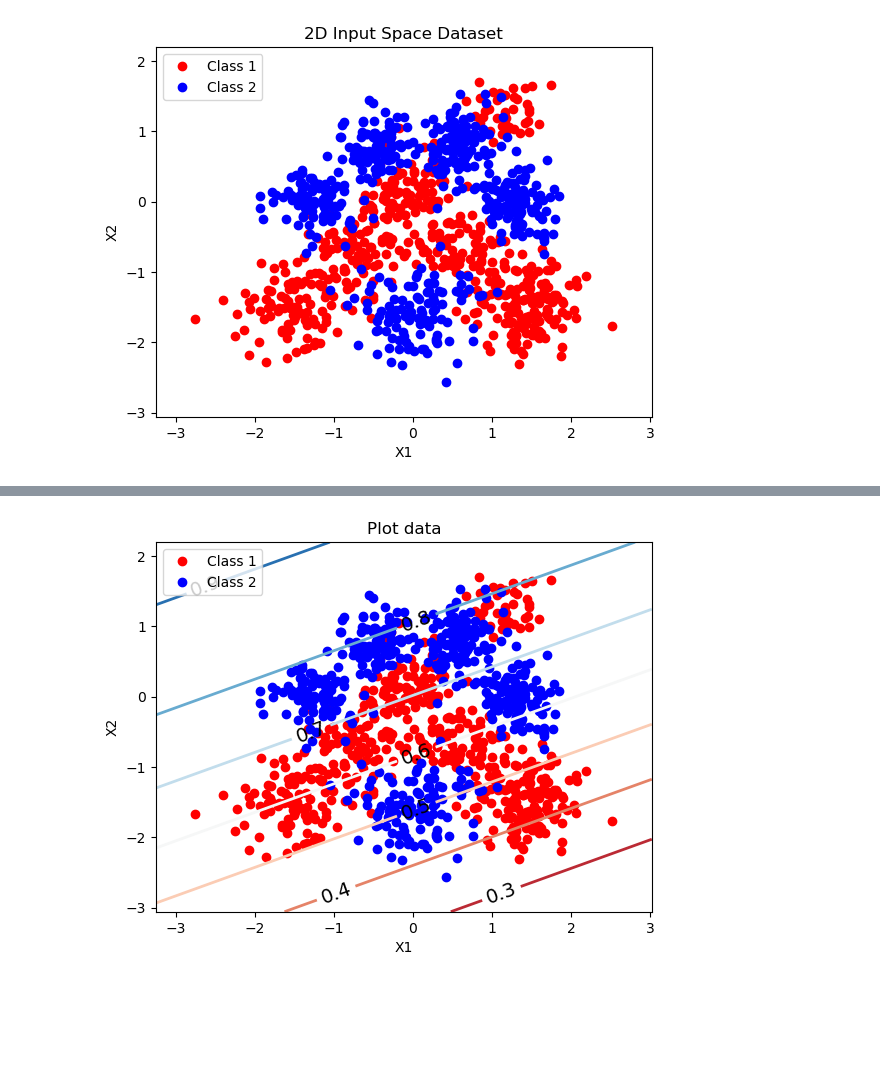
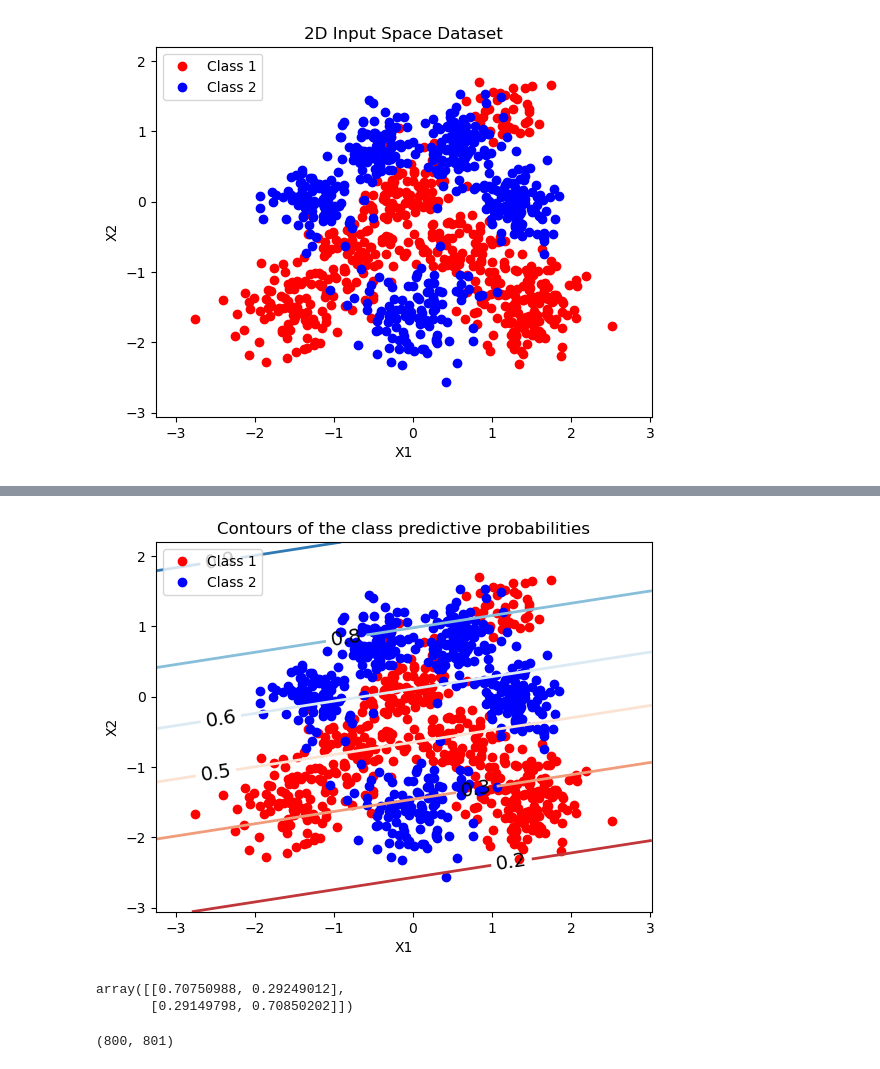
Before and after one commit to ShanziRan/IIA_CW, a Jupyter notebook: 3F8 Lab/code.ipynb, the cells around one changed output, grey strips where cells are left out. Cells and saved outputs as stored; diff of their text form; code cells hidden in the pictures; blank space fills up the shorter version.

```diff
--- a/3F8 Lab/code.ipynb
+++ b/3F8 Lab/code.ipynb
@@ -153,8 +153,8 @@ def fit_w(X_tilde_train, y_train, X_tilde_test, y_test, n_steps, alpha):
 # %%
 # We train the classifier
 
-alpha = 0.01
-n_steps = 1000
+alpha = 0.001
+n_steps = 200
 
 X_tilde_train = get_x_tilde(X_train)
 X_tilde_test = get_x_tilde(X_test)
@@ -220,7 +224,7 @@ plot_ll(ll_test)
 # Output: Nothing.
 #
 
-def plot_predictive_distribution(X, y, w, map_inputs = lambda x : x):
+def plot_predictive_distribution(X, y, w, title, map_inputs = lambda x : x):
     xx, yy = plot_data_internal(X, y)
     ax = plt.gca()
     X_tilde = get_x_tilde(map_inputs(np.concatenate((xx.ravel().reshape((-1, 1)), yy.ravel().reshape((-1, 1))), 1)))
@@ -228,10 +232,11 @@ def plot_predictive_distribution(X, y, w, map_inputs = lambda x : x):
     Z = Z.reshape(xx.shape)
     cs2 = ax.contour(xx, yy, Z, cmap = 'RdBu', linewidths = 2)
     plt.clabel(cs2, fmt = '%2.1f', colors = 'k', fontsize = 14)
+    plt.title(title)
     plt.show()
 # %%
 # We plot the predictive distribution
 
-plot_predictive_distribution(X, y, w)
+plot_predictive_distribution(X, y, w, title='Contours of the class predictive probabilities')
 # %% [output]
-[figure, old version]
+[figure, new version]
@@ -238,3 +246,16 @@ plot_predictive_distribution(X, y, w)
+# %%
+X_tilde = get_x_tilde(X)
+Z = predict(X_tilde, w)
+
+def threshold(ll, thres):
+    return np.array([1 if likelihood > thres else 0 for likelihood in ll])
+
+thres = 0.5
+ll_thres = threshold(Z, thres)
+confusion_matrix(y, ll_thres, normalize="true")
+# %% [output]
+array([[0.70750988, 0.29249012],
+       [0.29149798, 0.70850202]])
 # %%
 ##
 # Function that replaces initial input features by evaluating Gaussian basis functions
@@ -263,6 +284,10 @@ l = 0.01
 
 X_tilde_train = get_x_tilde(evaluate_basis_functions(l, X_train, X_train))
 X_tilde_test = get_x_tilde(evaluate_basis_functions(l, X_test, X_train))
+# %%
+X_tilde_train.shape
+# %% [output]
+(800, 801)
 # %%
 # We train the new classifier on the feature expanded inputs
 
```
Also changed, not shown: parts of 11 cells of this notebook, 12 other files.
